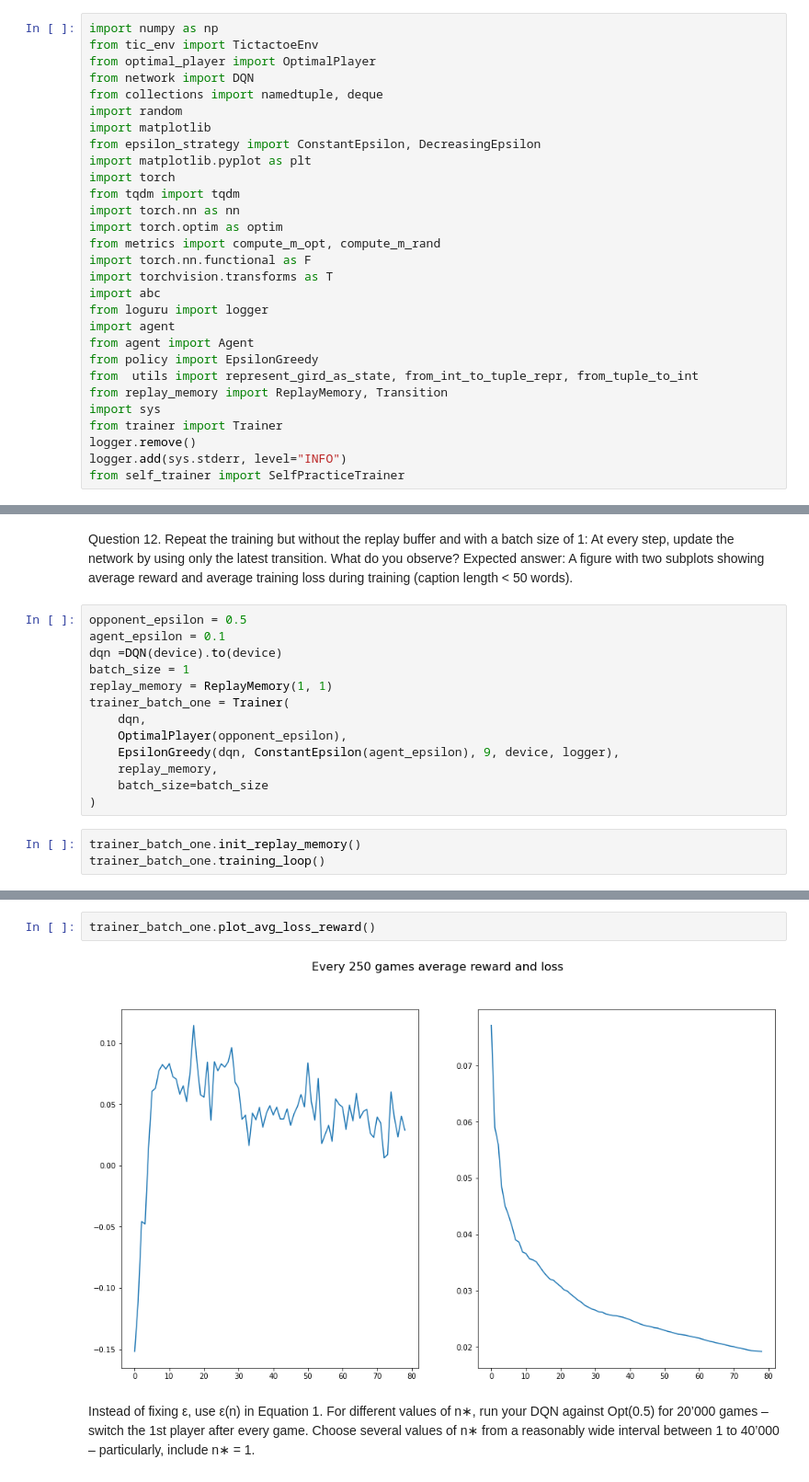
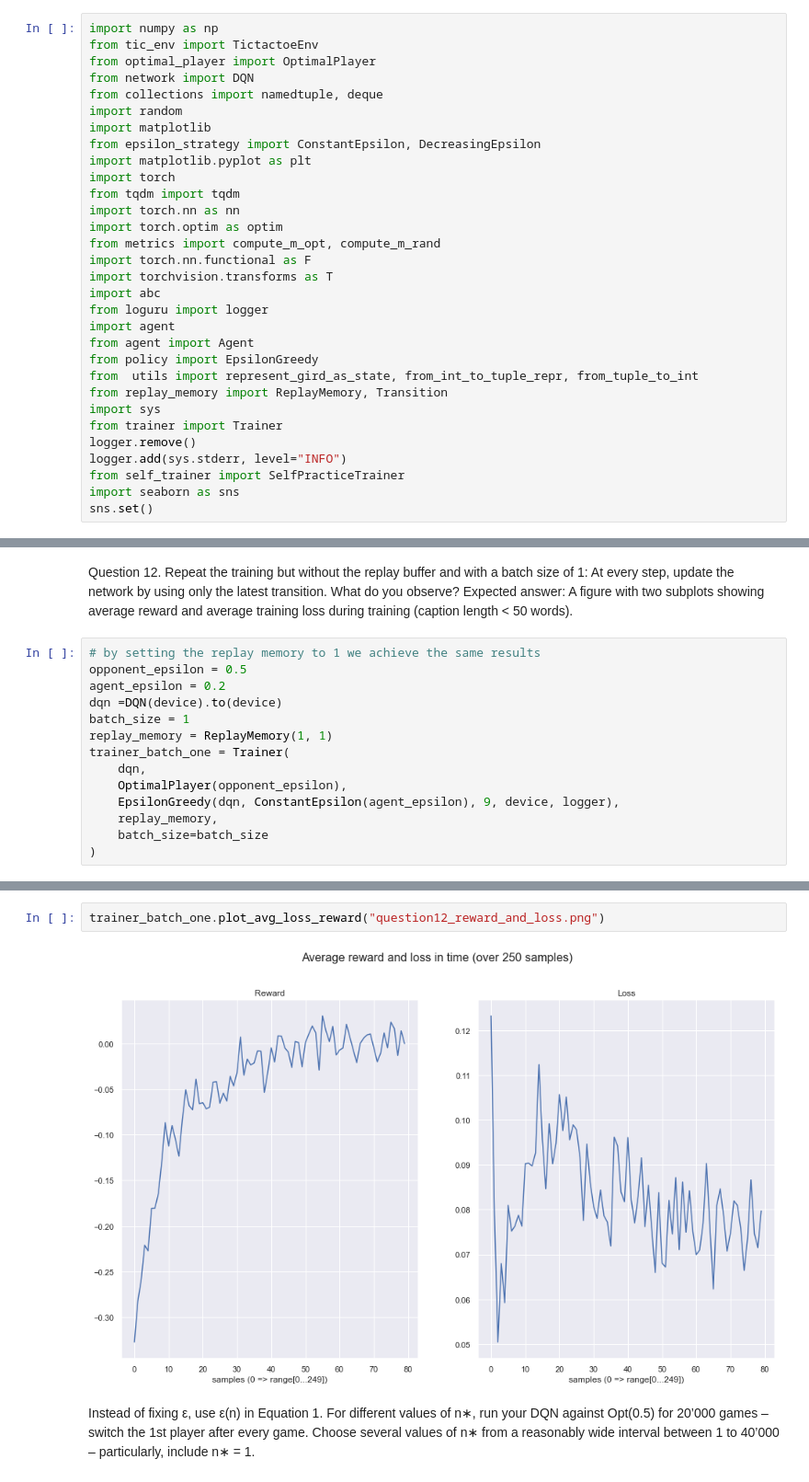
Before and after one commit to ANN-tic-tac-toe/RL-TicTacToe, a Jupyter notebook: ttt/Deep Q-learning Network.ipynb, the cells around one changed output, grey strips where cells are left out. Shown at 92% size. Cells and saved outputs as stored; diff of their text form.

```diff
--- a/ttt/Deep Q-learning Network.ipynb
+++ b/ttt/Deep Q-learning Network.ipynb
@@ -27,6 +27,8 @@ from trainer import Trainer
 logger.remove()
 logger.add(sys.stderr, level="INFO")
 from self_trainer import SelfPracticeTrainer
+import seaborn as sns
+sns.set()
 # %%
 %load_ext autoreload
 %autoreload 2
@@ -64,8 +65,9 @@ trainer.plot_avg_loss_reward()
 Question 12. Repeat the training but without the replay buffer and with a batch size of 1: At every step, update the network by using only the latest transition. What do you observe?
 Expected answer: A figure with two subplots showing average reward and average training loss during training (caption length < 50 words).
 # %%
+# by setting the replay memory to 1 we achieve the same results
 opponent_epsilon = 0.5
-agent_epsilon = 0.1
+agent_epsilon = 0.2
 dqn =DQN(device).to(device)
 batch_size = 1
 replay_memory = ReplayMemory(1, 1)
@@ -76,6 +78,3 @@ trainer_batch_one = Trainer(
     replay_memory,
     batch_size=batch_size
 )
-# %%
-trainer_batch_one.init_replay_memory()
-trainer_batch_one.training_loop()
@@ -84,7 +87,7 @@ trainer_batch_one.training_loop()
 # %%
-trainer_batch_one.plot_avg_loss_reward()
+trainer_batch_one.plot_avg_loss_reward("question12_reward_and_loss.png")
 # %% [output]
-[figure, old version]
+[figure, new version]
 # %% [markdown]
 Instead of fixing ε, use ε(n) in Equation 1. For different values of n∗, run your DQN against Opt(0.5) for 20’000 games – switch the 1st player after every game. Choose several values of n∗ from a reasonably wide interval between 1 to 40’000 – particularly, include n∗ = 1.
 # %%
```
Also changed, not shown: parts of 36 cells of this notebook, 1 other file.
